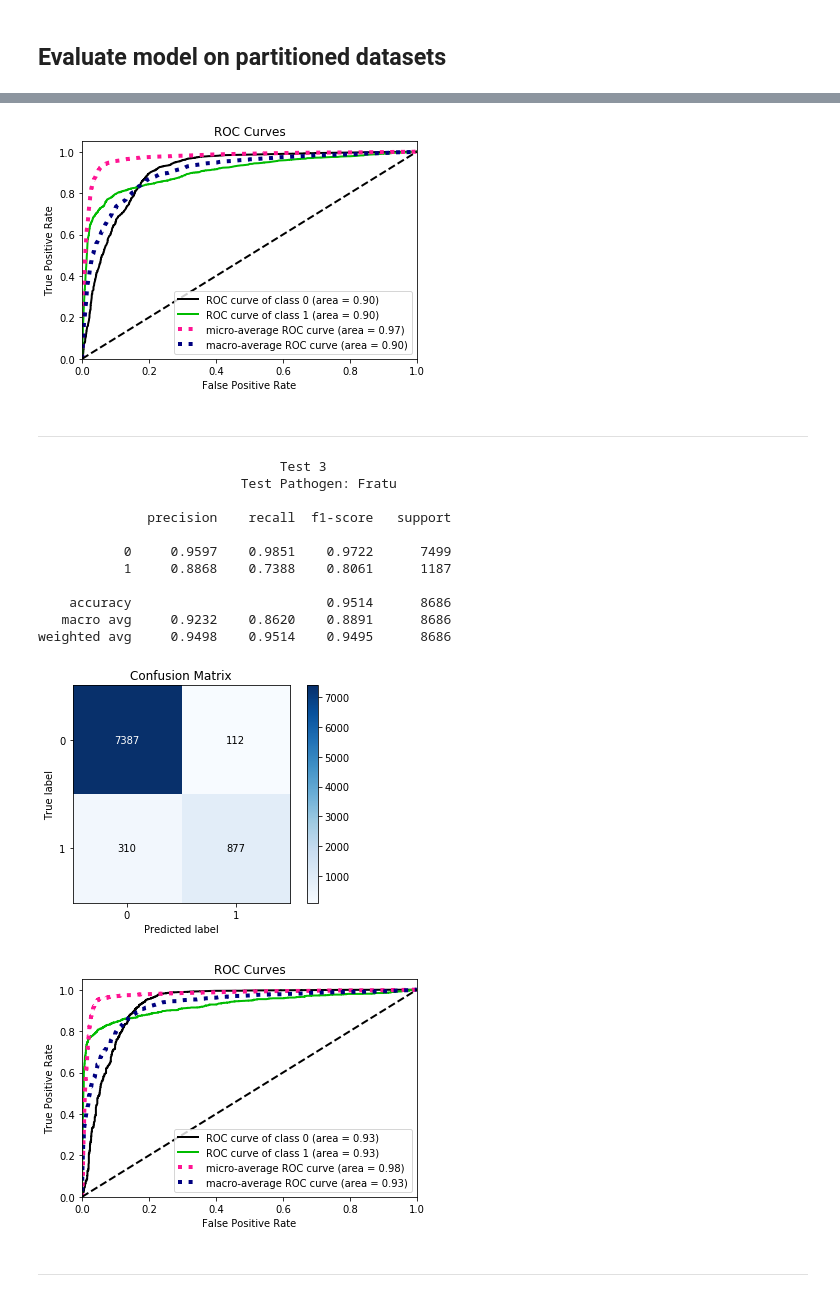
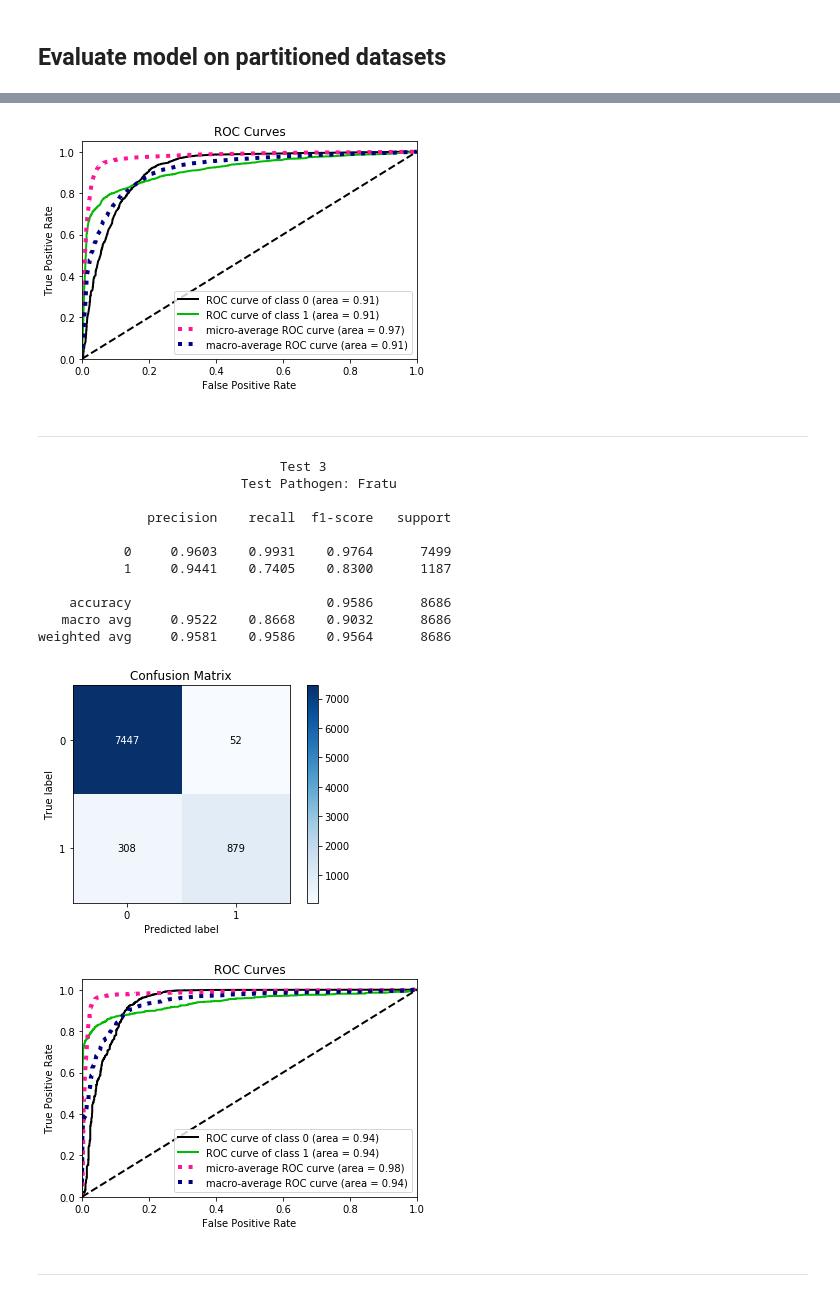
Before and after one commit to reinhartg/HP-PPI-prediction, a Jupyter notebook: codes/4. Classifier Training.ipynb, the cells around one changed output, grey strips where cells are left out. Drawn from its saved outputs; the diff is of its cells as text; code cells hidden in the pictures.

```diff
--- a/codes/4. Classifier Training.ipynb
+++ b/codes/4. Classifier Training.ipynb
@@ -65,7 +65,7 @@ X, y = get_dataset(pathogens)
 print('Loaded %i samples with %i features' % X.shape)
 
 # Split into training and testing sets
-X_train, X_valid, y_train, y_valid = train_test_split(X, y, train_size=0.75,
+X_train, X_valid, y_train, y_valid = train_test_split(X, y, train_size=0.8,
                                                       stratify=y, random_state=SEED)
 
 # Set up base classifier
@@ -94,23 +94,23 @@ def objective(params):
 # Define hyperparameter search space
 param_space = {
     'max_depth': hp.choice('max_depth', range(1, 51)),
-    'learning_rate': hp.uniform('learning_rate', 0.01, 2.0),
-    'min_child_weight': hp.choice('min_child_weight', range(21)),
+    'learning_rate': hp.uniform('learning_rate', 0.01, 1.0),
+    'min_child_weight': hp.choice('min_child_weight', range(11)),
     'max_delta_step': hp.choice('max_delta_step', range(31)),
-    'gamma': hp.uniform('gamma', 0, 5),
+    'gamma': hp.uniform('gamma', 0, 2.0),
 
     'subsample': hp.uniform('subsample', 0.4, 1),
-    'colsample_bytree': hp.uniform('colsample_bytree', 0.2, 1),
-    'colsample_bylevel': hp.uniform('colsample_bylevel', 0.2, 1),
+    'colsample_bytree': hp.uniform('colsample_bytree', 0.6, 1),
+    'colsample_bylevel': hp.uniform('colsample_bylevel', 0.6, 1),
 
-    'reg_alpha': hp.uniform('reg_alpha', 0, 10),
-    'reg_lambda': hp.uniform('reg_lambda', 0, 30),
-    'scale_pos_weight': hp.uniform('scale_pos_weight', 0.1, 20)
+    'reg_alpha': hp.loguniform('reg_alpha', -6 * np.log(10), 2 * np.log(10)),
+    'reg_lambda': hp.loguniform('reg_lambda', -6 * np.log(10), 2 * np.log(10)),
+    'scale_pos_weight': hp.uniform('scale_pos_weight', 0.1, 10)
 }
 
 # Begin optimization
 trials = Trials()
-best = fmin(objective, param_space, algo=tpe.suggest, max_evals=500, trials=trials)
+best = fmin(objective, param_space, algo=tpe.suggest, max_evals=100, trials=trials)
 
 # Obtain parameters of best model
 best_params = space_eval(param_space, best)
@@ -193,7 +202,7 @@ for p_test in pathogens:
     X_train, y_train = get_dataset(p_train)
 
     # Train classifier with validation set
-    X_train, X_valid, y_train, y_valid = train_test_split(X_train, y_train, train_size=0.75,
+    X_train, X_valid, y_train, y_valid = train_test_split(X_train, y_train, train_size=0.8,
                                                           stratify=y_train, random_state=SEED)
 
     _ = clf.fit(X_train, y_train, eval_set=[(X_valid, y_valid)],
@@ -246,17 +255,17 @@ weighted avg     0.9331    0.9354    0.9340     31678
 [figure]
-[figure, old version]
+[figure, new version]
 <hr></hr>
                                Test 3
                           Test Pathogen: Fratu
 
               precision    recall  f1-score   support
 
-           0     0.9597    0.9851    0.9722      7499
-           1     0.8868    0.7388    0.8061      1187
+           0     0.9603    0.9931    0.9764      7499
+           1     0.9441    0.7405    0.8300      1187
 
-    accuracy                         0.9514      8686
-   macro avg     0.9232    0.8620    0.8891      8686
-weighted avg     0.9498    0.9514    0.9495      8686
+    accuracy                         0.9586      8686
+   macro avg     0.9522    0.8668    0.9032      8686
+weighted avg     0.9581    0.9586    0.9564      8686
 [figure]
-[figure, old version]
+[figure, new version]
 <hr></hr>
```
Also changed, not shown: parts of 7 cells of this notebook, 1 other file.
